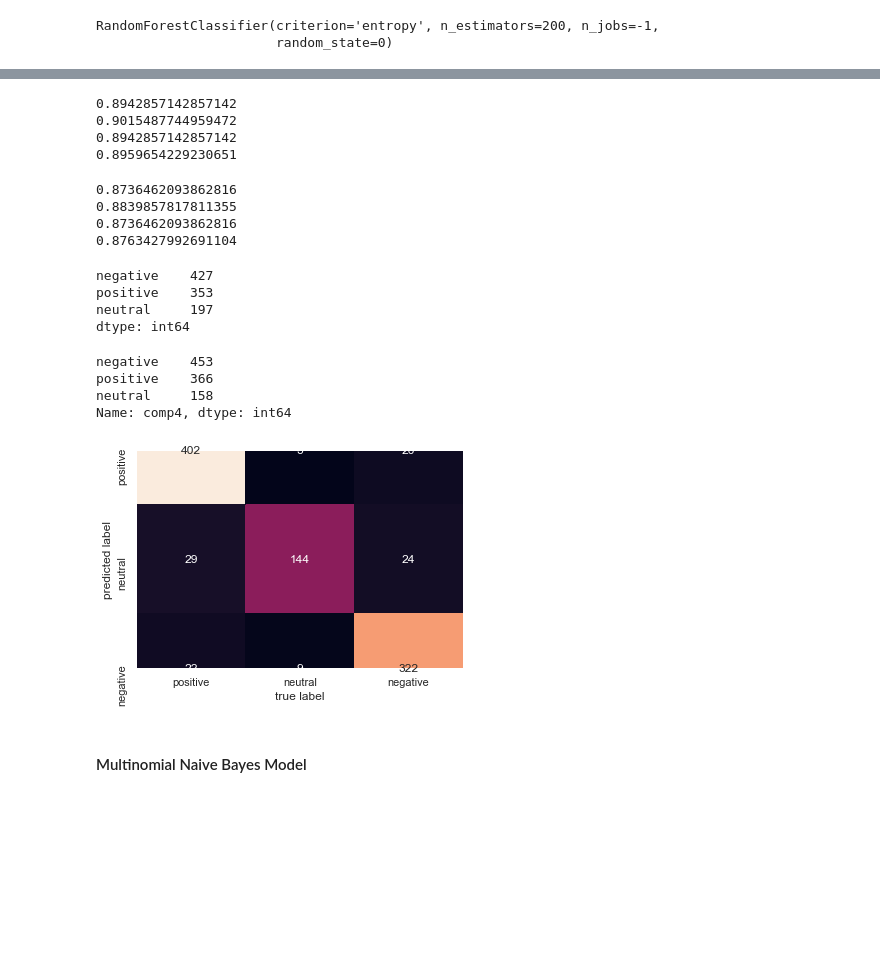
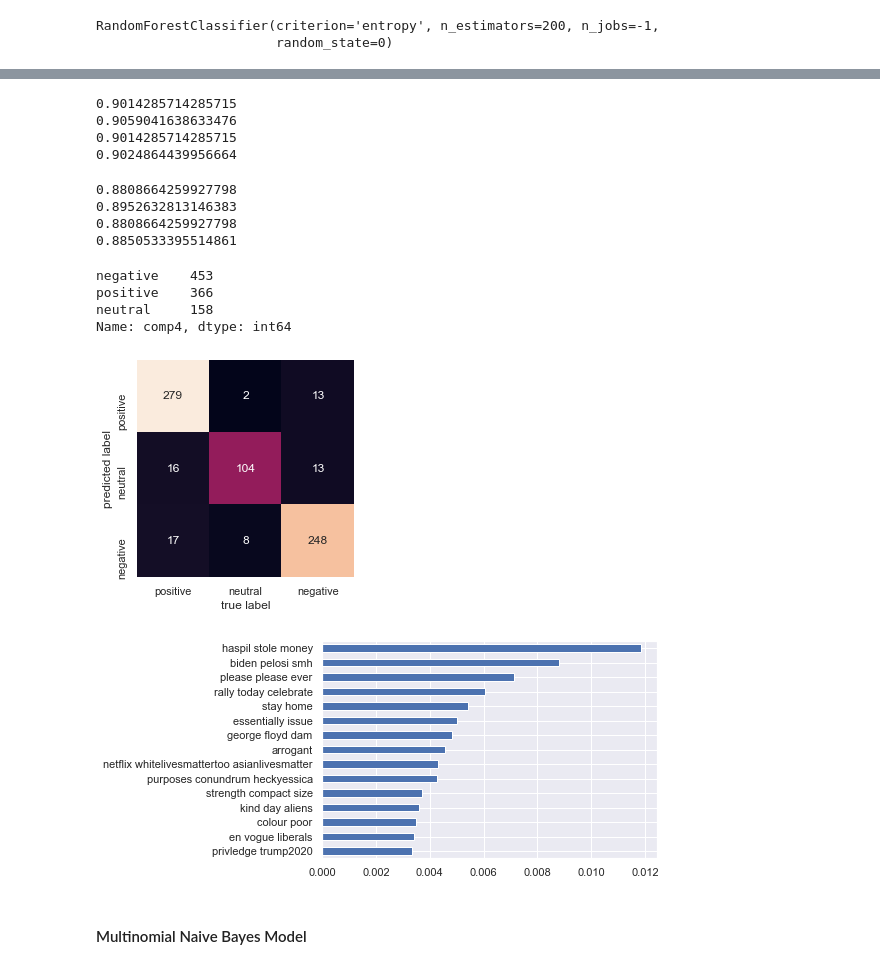
Before and after one commit to halujeff5/Depression_Analysis_Proj, a Jupyter notebook: Modeling_NB_NLP.ipynb, the cells around one changed output, grey strips where cells are left out. Drawn from its saved outputs; the diff is of its cells as text; code cells hidden in the pictures; blank space fills up the shorter version.

```diff
--- a/Modeling_NB_NLP.ipynb
+++ b/Modeling_NB_NLP.ipynb
@@ -206,10 +249,11 @@ import string
 sw_list = stopwords.words('english')
 sw_list += list(string.punctuation)
 sw_list += ["''", '""', '...', '``', '’', '“', '’', '”', '‘', '‘', '©', '#', '@',
-            'said', 'one', 'com', '-', '–', '—']
-sw_list += ['www', 'the', 'to', 'and', 'a', 's', 't','is', 'you', 'of', 'i',
+            'said', 'one', 'com', '-', '–', '—', ' ', 'bizpacreview', 'ccya4ewhiyi' ,'8bkua22xbjnl']
+sw_list += ['www', 'the', 'to', 'and', 'a', 's', 't','is', 'you', 'of', 'i', 'u'
             'in', 'this', 'are', 'it', 'for', 'https', 'com', 'twitter', 'alllivesmatter' ,
-            'blacklivesmatter' , 'bluelivesmatter']
+            'blacklivesmatter' , 'bluelivesmatter', 'black', 'lives', 'matter', 'blm', 'alm']
+sw_list += [str(x) for x in range(100)]
 sw_set = set(sw_list)
 # %%
 #list of stopwords and punctuation
@@ -242,10 +285,10 @@ X_test_processed=NLP_process(X_test)
 ### Vectorizing tf-idf and creating the Document Term Matrix
 # %%
 #using tf_idf vectorizer
-tfidf = TfidfVectorizer(stop_words='english', ngram_range=(1,2), lowercase=True)
+tfidf = TfidfVectorizer(stop_words=sw_set, ngram_range=(1,3), lowercase=True)
 tfidf_data_train_lem = tfidf.fit_transform(X_train)
 tfidf_data_test_lem = tfidf.transform(X_test)
 
-tfidf_data_train_lem
-dfq = pd.DataFrame(tfidf_data_test_lem.toarray().transpose(),
-                 index = tfidf.get_feature_names())
+dfq = pd.DataFrame(tfidf_data_test_lem.toarray().T,
+                 index = tfidf.vocabulary_.keys())
+dfq1=dfq.T
@@ -269,0 +348,11 @@ dfq
+# %%
+#count vectorizing data for dummy classifier
+vec=CountVectorizer(stop_words=sw_set, ngram_range=(1,3), lowercase=True)
+X_b=vec.fit_transform(X_train)
+X_test_b=vec.transform(X_test)
+# %%
+#fitting and predicting the dummy classifier (baseline model)
+from sklearn.dummy import DummyClassifier
+dclf = DummyClassifier()
+dclf.fit(X_b, y_train)
+y_preds_b=dclf.predict(X_test_b)
@@ -293,10 +412,10 @@ print(metrics.precision_score(y_test[0:700], rfc_preds, average='weighted'))
 print(metrics.recall_score(y_test[0:700], rfc_preds, average='weighted'))
 print(metrics.f1_score(y_test[0:700], rfc_preds, average='weighted'))
 # %% [output]
-0.8942857142857142
-0.9015487744959472
-0.8942857142857142
-0.8959654229230651
+0.9014285714285715
+0.9059041638633476
+0.9014285714285715
+0.9024864439956664
 # %%
 #printing out evaluation metrics
 print(metrics.accuracy_score(y_test[700: ], rfc_preds_h))
@@ -304,18 +423,10 @@ print(metrics.precision_score(y_test[700: ], rfc_preds_h, average='weighted'))
 print(metrics.recall_score(y_test[700: ], rfc_preds_h, average='weighted'))
 print(metrics.f1_score(y_test[700: ], rfc_preds_h, average='weighted'))
 # %% [output]
-0.8736462093862816
-0.8839857817811355
-0.8736462093862816
-0.8763427992691104
+0.8808664259927798
+0.8952632813146383
+0.8808664259927798
+0.8850533395514861
-# %%
-#a look of the counts of predictions
-pd.Series(rfc_preds).value_counts()
-# %% [output]
-negative    427
-positive    353
-neutral     197
-dtype: int64
 # %%
 #a comparison of the counts of prediction and actual
 pd.Series(y_test).value_counts()
@@ -327,16 +438,22 @@ Name: comp4, dtype: int64
 # %%
 #confusion matrix
 from sklearn.metrics import confusion_matrix
 import seaborn as sns; sns.set()
 
 
-mat = confusion_matrix(y_test, rfc_preds)
+mat = confusion_matrix(y_test[0:700], rfc_preds)
 sns.heatmap(mat.T, square=True, annot=True, fmt='d', cbar=False,
             xticklabels=['positive', 'neutral', 'negative'], yticklabels=['positive', 'neutral', 'negative'])
 plt.xlabel('true label')
 plt.ylabel('predicted label');
 # %% [output]
-[figure, old version]
+[figure, new version]
+# %%
+feat_importances= pd.Series(rfc.feature_importances_,index=tfidf.vocabulary_)
+feat_importances.nlargest(15).sort_values().plot(kind='barh')
+plt.savefig('RFC_feature_importance.png')
+# %% [output]
+[figure, added]
 # %% [markdown]
 #### Multinomial Naive Bayes Model
 # %%
```
Also changed, not shown: parts of 127 cells of this notebook.
